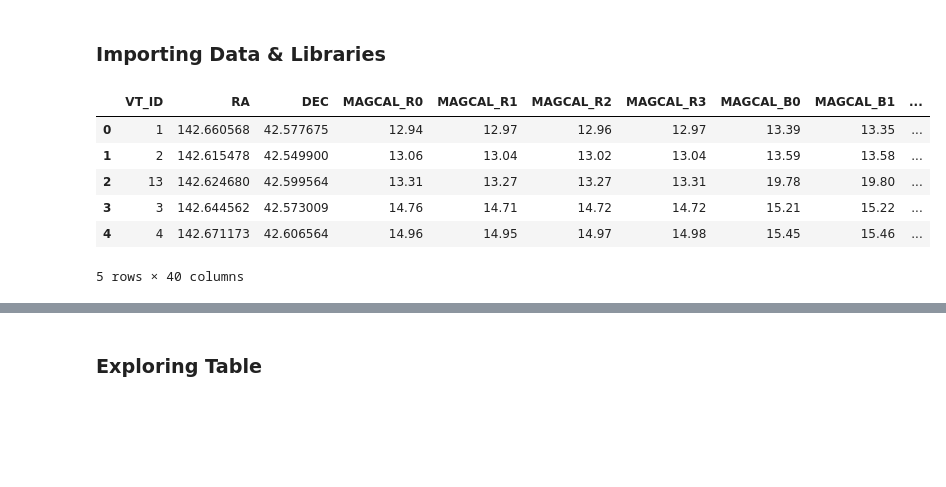
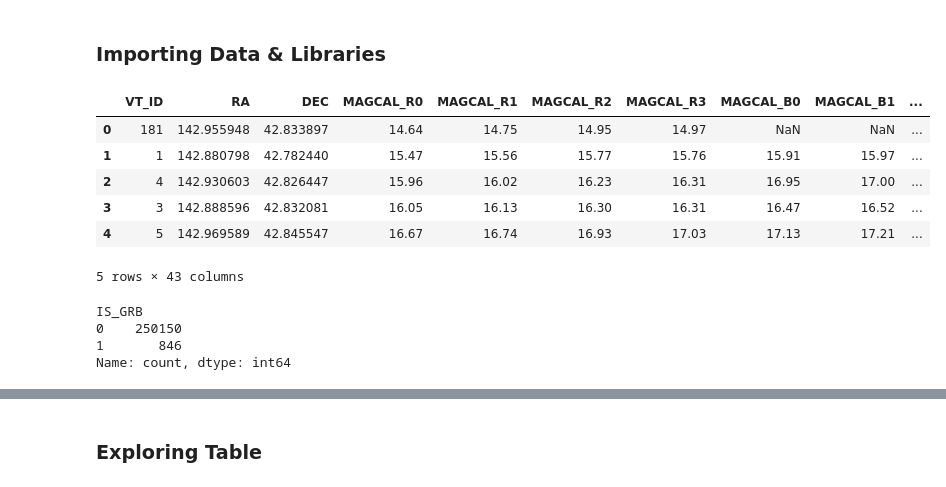
Before and after one commit to jerbeario/vtacML, a Jupyter notebook: RandomForestModel.ipynb, the cells around one changed output, grey strips where cells are left out. Cells and saved outputs as stored; diff of their text form; code cells hidden in the pictures; blank space fills up the shorter version.

```diff
--- a/RandomForestModel.ipynb
+++ b/RandomForestModel.ipynb
@@ -7,16 +7,27 @@
 # %%
 import pandas as pd
 import matplotlib.pyplot as plt
 import seaborn as sns
 import numpy as np
-
-data = pd.read_parquet('combined_qpo_vt_with_GRB.parquet', engine='fastparquet')
+import os
+import shutil
+faint_path = '/Users/jeremypalmerio/Repos/VTAC_ML/data/combined_qpo_vt_faint_case_with_GRB_with_flags.parquet'
+bright_path = '/Users/jeremypalmerio/Repos/VTAC_ML/data/combined_qpo_vt_with_GRB.parquet'
+data_faint = pd.read_parquet(faint_path, engine='fastparquet')
+data_bright = pd.read_parquet(bright_path, engine='fastparquet')
 data.head()
 # %% [output]
 |  | VT_ID | RA | DEC | MAGCAL_R0 | MAGCAL_R1 | MAGCAL_R2 | MAGCAL_R3 | MAGCAL_B0 | MAGCAL_B1 | ... |
-| 0 | 1 | 142.660568 | 42.577675 | 12.94 | 12.97 | 12.96 | 12.97 | 13.39 | 13.35 | ... |
-| 1 | 2 | 142.615478 | 42.549900 | 13.06 | 13.04 | 13.02 | 13.04 | 13.59 | 13.58 | ... |
-| 2 | 13 | 142.624680 | 42.599564 | 13.31 | 13.27 | 13.27 | 13.31 | 19.78 | 19.80 | ... |
-| 3 | 3 | 142.644562 | 42.573009 | 14.76 | 14.71 | 14.72 | 14.72 | 15.21 | 15.22 | ... |
-| 4 | 4 | 142.671173 | 42.606564 | 14.96 | 14.95 | 14.97 | 14.98 | 15.45 | 15.46 | ... |
+| 0 | 181 | 142.955948 | 42.833897 | 14.64 | 14.75 | 14.95 | 14.97 | NaN | NaN | ... |
+| 1 | 1 | 142.880798 | 42.782440 | 15.47 | 15.56 | 15.77 | 15.76 | 15.91 | 15.97 | ... |
+| 2 | 4 | 142.930603 | 42.826447 | 15.96 | 16.02 | 16.23 | 16.31 | 16.95 | 17.00 | ... |
+| 3 | 3 | 142.888596 | 42.832081 | 16.05 | 16.13 | 16.30 | 16.31 | 16.47 | 16.52 | ... |
+| 4 | 5 | 142.969589 | 42.845547 | 16.67 | 16.74 | 16.93 | 17.03 | 17.13 | 17.21 | ... |
-5 rows × 40 columns
+5 rows × 43 columns
+# %%
+data_faint['IS_GRB'].value_counts()
+# %% [output]
+IS_GRB
+0    250150
+1       846
+Name: count, dtype: int64
```
Also changed, not shown: parts of 34 cells of this notebook, 9 other files.
